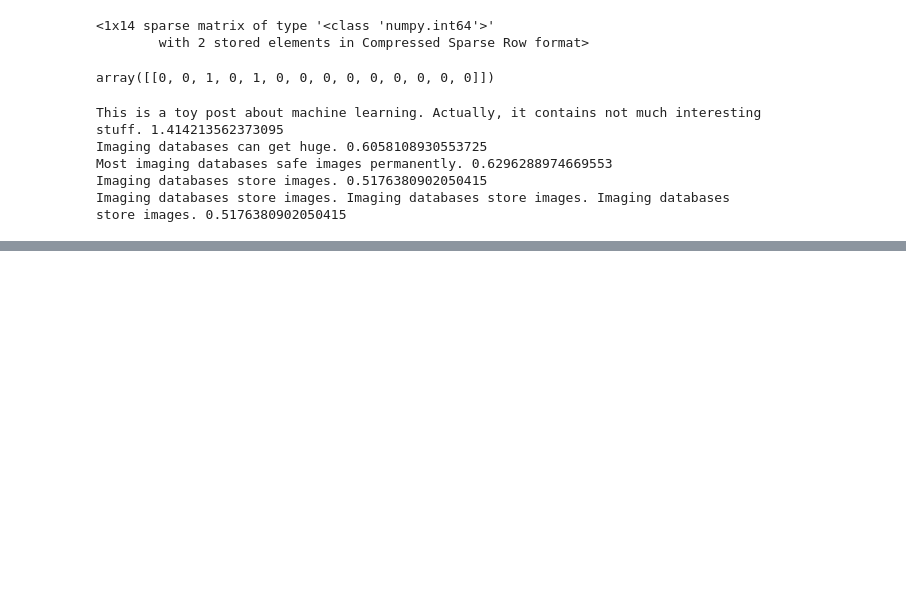
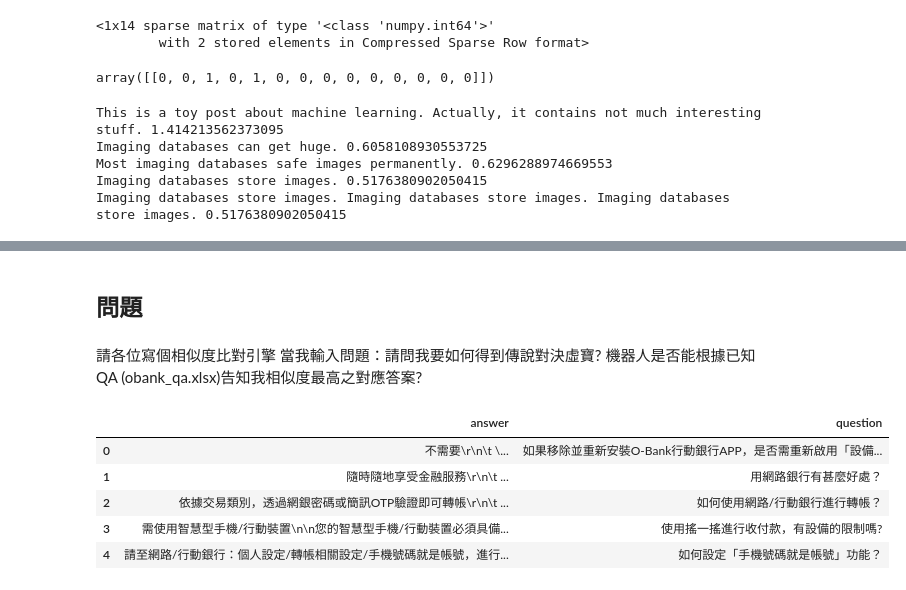
Before and after one commit to ywchiu/obanktm, a Jupyter notebook: Demo20190730.ipynb, the cells around one changed output, grey strips where cells are left out. Cells and saved outputs as stored; diff of their text form; code cells hidden in the pictures; blank space fills up the shorter version.

```diff
--- a/Demo20190730.ipynb
+++ b/Demo20190730.ipynb
@@ -276,0 +614,17 @@ Imaging databases store images. Imaging databases store images. Imaging database
+# %% [markdown]
+## 問題
+# %% [markdown]
+請各位寫個相似度比對引擎
+當我輸入問題：請問我要如何得到傳說對決虛寶?
+機器人是否能根據已知QA (obank_qa.xlsx)告知我相似度最高之對應答案?
+# %%
+import pandas
+qa = pandas.read_excel('obank_qa.xlsx', index_col=0)
+qa.head()
+# %% [output]
+|  | answer | question |
+| 0 | 不需要\r\n\t \... | 如果移除並重新安裝O-Bank行動銀行APP，是否需重新啟用「設備... |
+| 1 | 隨時隨地享受金融服務\r\n\t ... | 用網路銀行有甚麼好處？ |
+| 2 | 依據交易類別，透過網銀密碼或簡訊OTP驗證即可轉帳\r\n\t ... | 如何使用網路/行動銀行進行轉帳？ |
+| 3 | 需使用智慧型手機/行動裝置\n\n您的智慧型手機/行動裝置必須具備... | 使用搖一搖進行收付款，有設備的限制嗎? |
+| 4 | 請至網路/行動銀行：個人設定/轉帳相關設定/手機號碼就是帳號，進行... | 如何設定「手機號碼就是帳號」功能？ |
```
Also changed, not shown: parts of 65 cells of this notebook, 1 other file.
